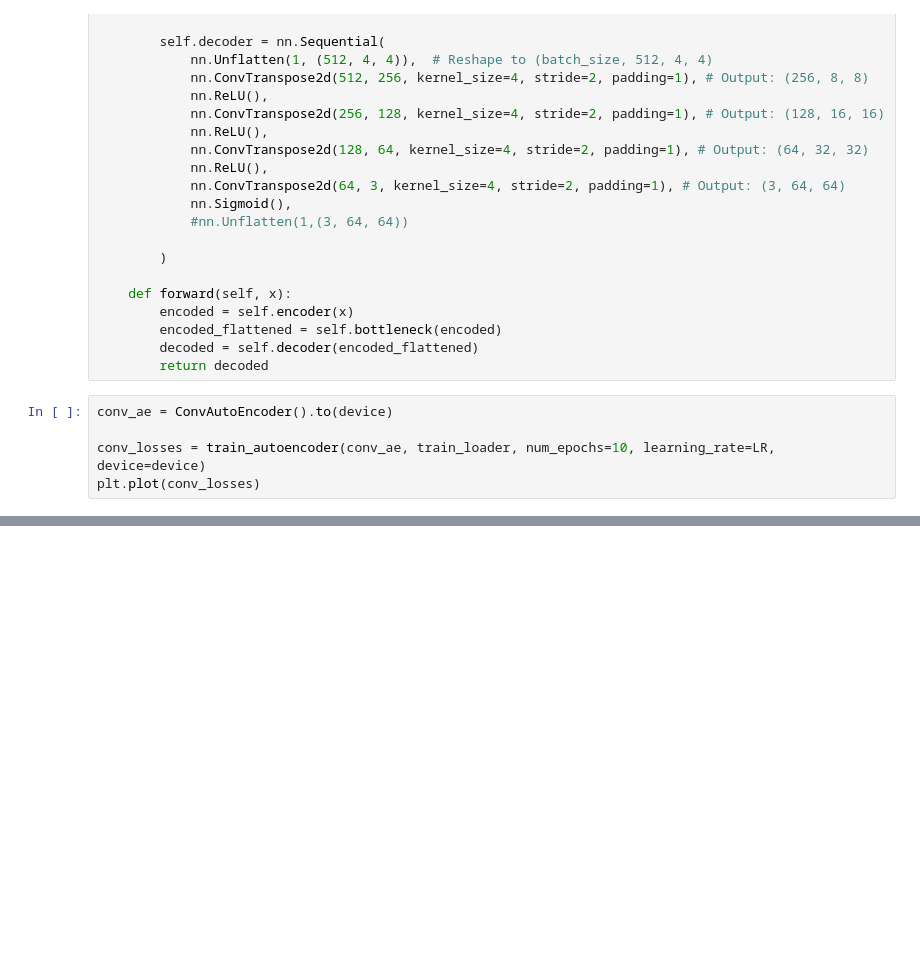
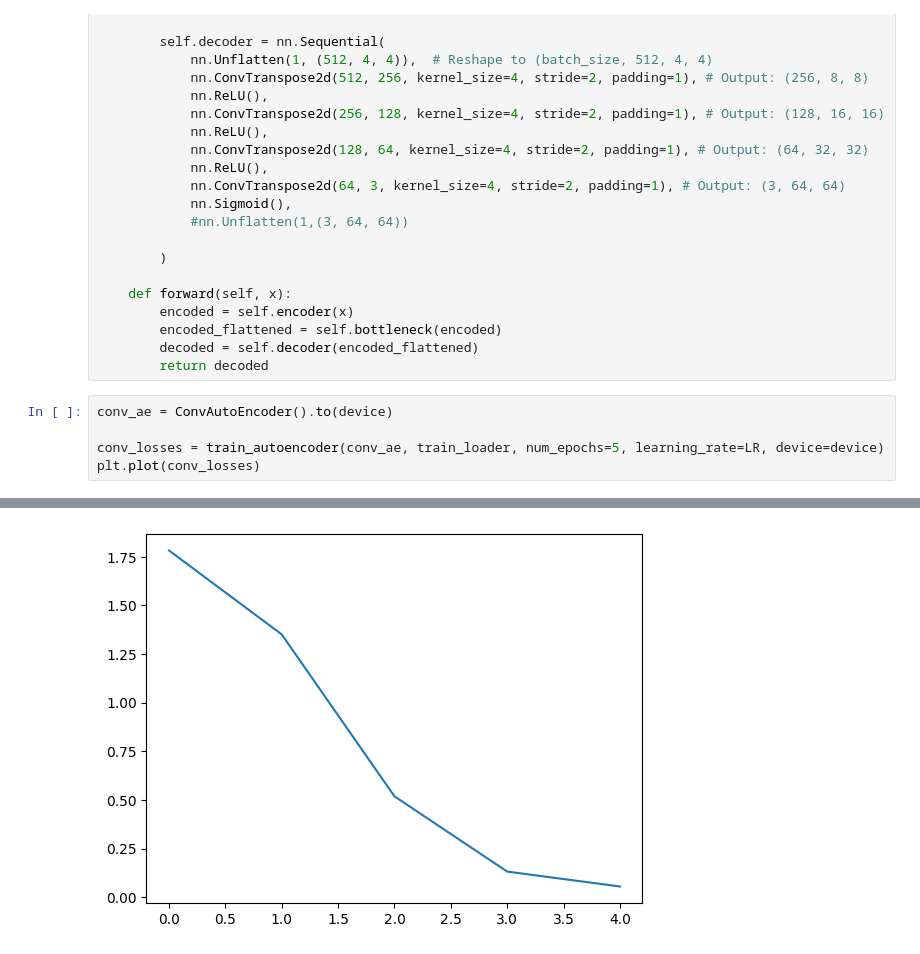
Before and after one commit to xZenshin/Anomaly-Detection, a Jupyter notebook: Anomaly_Detector_3000.ipynb, the cells around one changed output, grey strips where cells are left out. Drawn from its saved outputs; the diff is of its cells as text; blank space fills up the shorter version.

```diff
--- a/Anomaly_Detector_3000.ipynb
+++ b/Anomaly_Detector_3000.ipynb
@@ -425,6 +424,6 @@ class ConvAutoEncoder(nn.Module):
 # %%
 conv_ae = ConvAutoEncoder().to(device)
 
-conv_losses = train_autoencoder(conv_ae, train_loader, num_epochs=10, learning_rate=LR, device=device)
+conv_losses = train_autoencoder(conv_ae, train_loader, num_epochs=5, learning_rate=LR, device=device)
 plt.plot(conv_losses)
 # %% [output]
@@ -441,3 +436,4 @@ Epoch [10/10], Average Loss: 0.001287
+[figure, added]
 # %%
 conv_anomaly_treshold = get_anomaly_value(conv_ae, test_loader)
 print(f"Normal AE Threshold value = {anomaly_threshold}\nConvAE Threshold value    = {conv_anomaly_treshold}")
```
Also changed, not shown: parts of 7 cells of this notebook.
